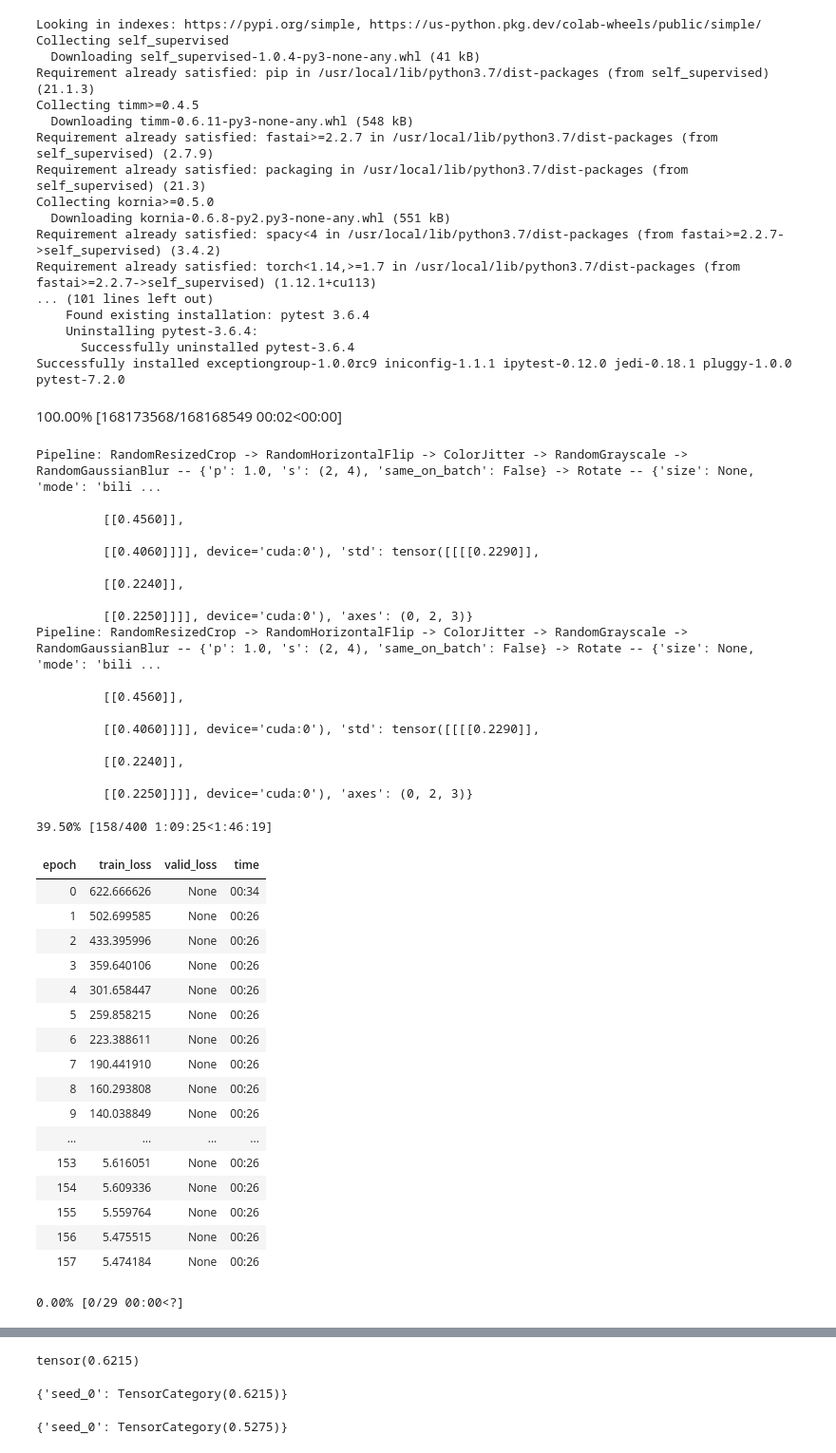
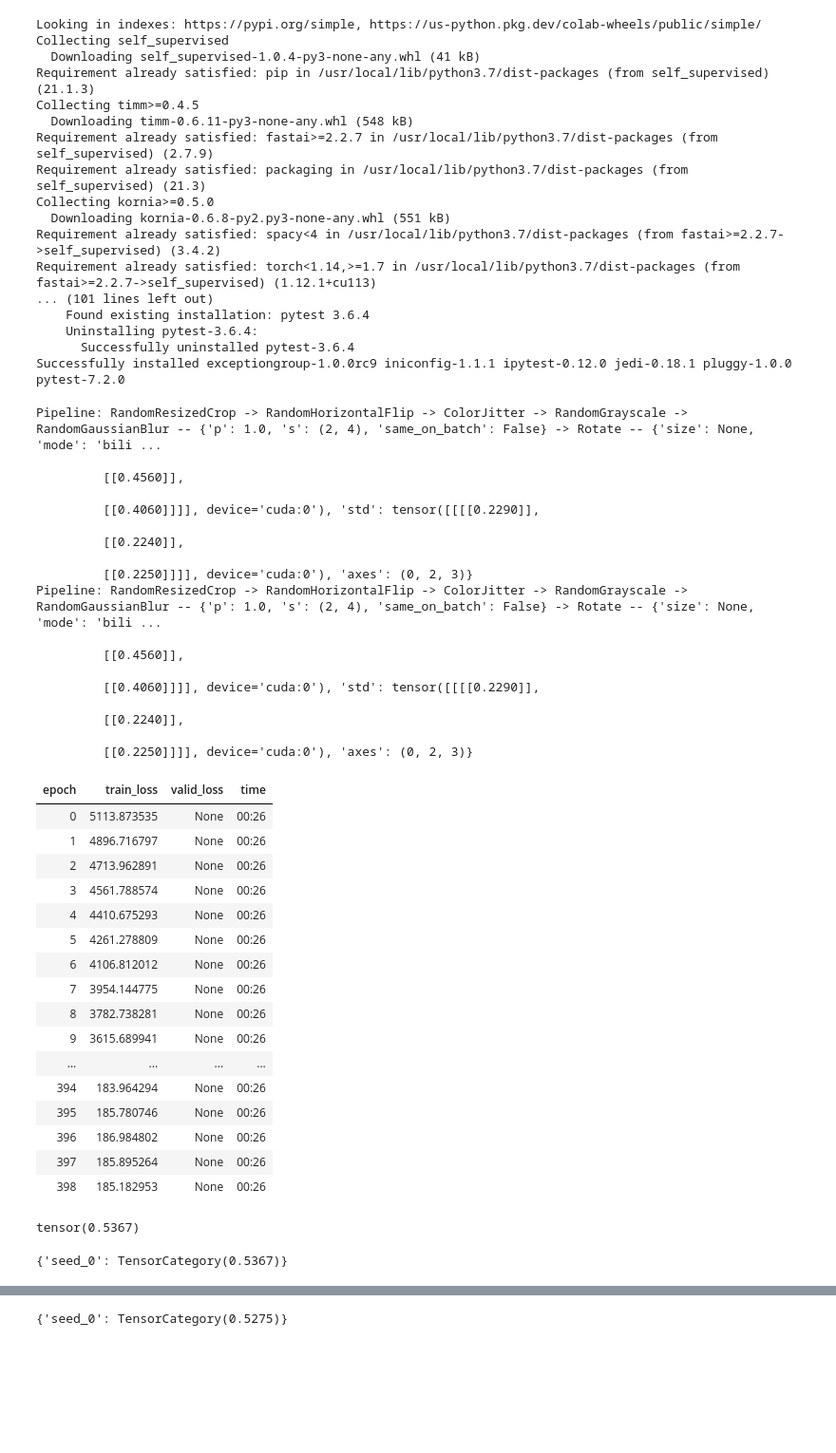
Before and after one commit to hamish-haggerty/AI-hacking, a Jupyter notebook: SSL/bt_cifar10.ipynb, the cells around one changed output, grey strips where cells are left out. Shown at 95% size. Drawn from its saved outputs; the diff is of its cells as text; code cells hidden in the pictures; blank space fills up the shorter version.

```diff
--- a/SSL/bt_cifar10.ipynb
+++ b/SSL/bt_cifar10.ipynb
@@ -562,6 +552,7 @@ size=128
 
 path = untar_data(URLs.CIFAR)
 items = get_image_files(path / "train")
+items.sort()
 random.seed(seed)
 items=items.shuffle()
 
@@ -597,13 +588,11 @@ assert len(dls_tune.valid_ds) == num_tune*bs_tune
 
 N=len(dls_test.train)*bs_test
 assert N == len(dls_test.train_ds)
-# %% [output]
-100.00% [168173568/168168549 00:02<00:00]
 # %%
 # #In this cell we train BT / RBT and then evaluate
 
 # # #Train BT / RBT
-ps=1024
+ps=2*3000
 hs=ps
 fastai_encoder = create_fastai_encoder(xresnet34(),pretrained=False,n_in=3)
 model = create_barlow_twins_model(fastai_encoder, hidden_size=hs,projection_size=ps)# projection_size=1024)
@@ -615,53 +604,54 @@ model = create_barlow_twins_model(fastai_encoder, hidden_size=hs,projection_size
 aug_pipelines = get_barlow_twins_aug_pipelines(size=size,bw=True, rotate=True, jitter=True, blur=True, resize_scale=(0.8, 1.0), resize_ratio=(0.5, 2.0), rotate_deg=60, jitter_s=0.7, blur_s=(2, 4), same_on_batch=False,bw_p=0.25, flip_p=0.5, rotate_p=1.0, jitter_p=1.0, blur_p=1.0, cuda=True, xtra_tfms=[])
 
 learn = Learner(dls, model ,cbs=[BarlowTwins(aug_pipelines, print_augs=True)])
+
 learn.fit(400)
 
 # #Test performance of encoder
 performance_dict={}
 fastai_encoder.eval()
 encoder_nograd = turnoffgrad_model(fastai_encoder)
 for num in range(1):
     pct_correct = eval_encoder(encoder_nograd,tune_seed=tune_seed+num)
     performance_dict[f'seed_{num}'] = pct_correct
 
 print(torch.mean(tensor(list(performance_dict.values()))))
 performance_dict
 # %% [output]
 Pipeline: RandomResizedCrop -> RandomHorizontalFlip -> ColorJitter -> RandomGrayscale -> RandomGaussianBlur -- {'p': 1.0, 's': (2, 4), 'same_on_batch': False} -> Rotate -- {'size': None, 'mode': 'bili ...
 
          [[0.4560]],
 
          [[0.4060]]]], device='cuda:0'), 'std': tensor([[[[0.2290]],
 
          [[0.2240]],
 
          [[0.2250]]]], device='cuda:0'), 'axes': (0, 2, 3)}
 Pipeline: RandomResizedCrop -> RandomHorizontalFlip -> ColorJitter -> RandomGrayscale -> RandomGaussianBlur -- {'p': 1.0, 's': (2, 4), 'same_on_batch': False} -> Rotate -- {'size': None, 'mode': 'bili ...
 
          [[0.4560]],
 
          [[0.4060]]]], device='cuda:0'), 'std': tensor([[[[0.2290]],
 
          [[0.2240]],
 
          [[0.2250]]]], device='cuda:0'), 'axes': (0, 2, 3)}
+| epoch | train_loss | valid_loss | time |
+| 0 | 5113.873535 | None | 00:26 |
+| 1 | 4896.716797 | None | 00:26 |
+| 2 | 4713.962891 | None | 00:26 |
+| 3 | 4561.788574 | None | 00:26 |
+| 4 | 4410.675293 | None | 00:26 |
+| 5 | 4261.278809 | None | 00:26 |
+| 6 | 4106.812012 | None | 00:26 |
+| 7 | 3954.144775 | None | 00:26 |
+| 8 | 3782.738281 | None | 00:26 |
+| 9 | 3615.689941 | None | 00:26 |
+| ... | ... | ... | ... |
+| 394 | 183.964294 | None | 00:26 |
+| 395 | 185.780746 | None | 00:26 |
+| 396 | 186.984802 | None | 00:26 |
+| 397 | 185.895264 | None | 00:26 |
+| 398 | 185.182953 | None | 00:26 |
-39.50% [158/400 1:09:25<1:46:19]
+tensor(0.5367)
-| epoch | train_loss | valid_loss | time |
-| 0 | 622.666626 | None | 00:34 |
-| 1 | 502.699585 | None | 00:26 |
-| 2 | 433.395996 | None | 00:26 |
-| 3 | 359.640106 | None | 00:26 |
-| 4 | 301.658447 | None | 00:26 |
-| 5 | 259.858215 | None | 00:26 |
-| 6 | 223.388611 | None | 00:26 |
-| 7 | 190.441910 | None | 00:26 |
-| 8 | 160.293808 | None | 00:26 |
-| 9 | 140.038849 | None | 00:26 |
-| ... | ... | ... | ... |
-| 153 | 5.616051 | None | 00:26 |
-| 154 | 5.609336 | None | 00:26 |
-| 155 | 5.559764 | None | 00:26 |
-| 156 | 5.475515 | None | 00:26 |
-| 157 | 5.474184 | None | 00:26 |
-0.00% [0/29 00:00<?]
+{'seed_0': TensorCategory(0.5367)}
@@ -685,3 +658 @@ Pipeline: RandomResizedCrop -> RandomHorizontalFlip -> ColorJitter -> RandomGray
-tensor(0.6215)
-{'seed_0': TensorCategory(0.6215)}
 # %%
```
Also changed, not shown: parts of 4 cells of this notebook.
